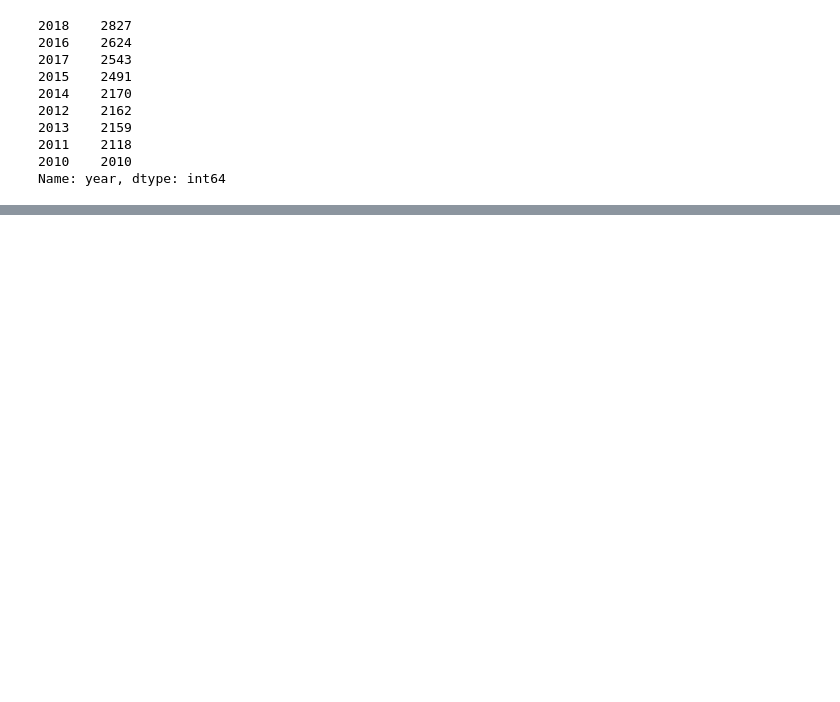
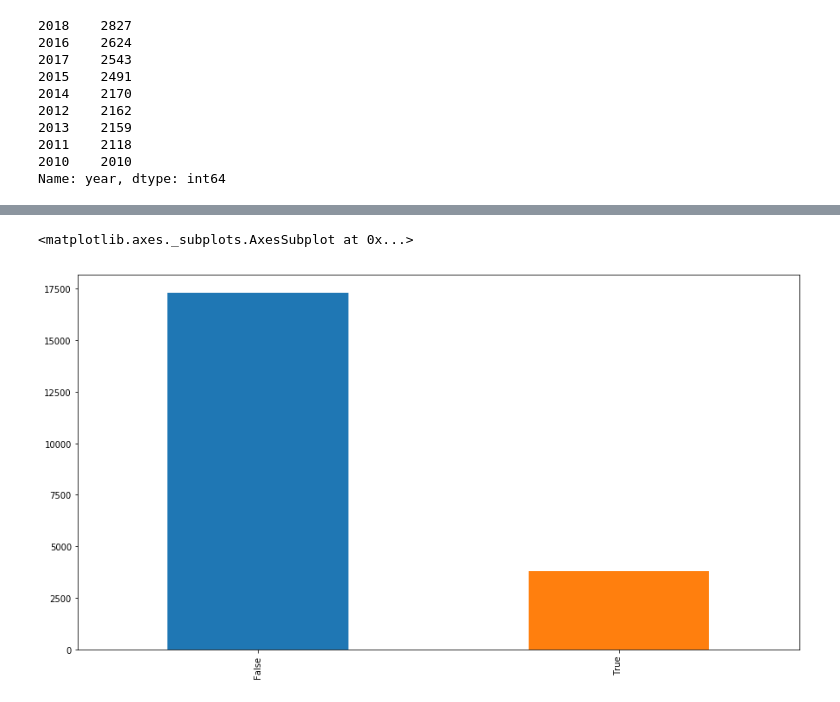
Before and after one commit to teacupwoozy/spd_notebook_archive, a Jupyter notebook: spd_notebook/2010-2018_sexcrimes_violentcrimes_percentages.ipynb, the cells around one changed output, grey strips where cells are left out. Drawn from its saved outputs; the diff is of its cells as text; code cells hidden in the pictures; blank space fills up the shorter version.

```diff
--- a/spd_notebook/2010-2018_sexcrimes_violentcrimes_percentages.ipynb
+++ b/spd_notebook/2010-2018_sexcrimes_violentcrimes_percentages.ipynb
@@ -82,0 +97,8 @@ Name: year, dtype: int64
+# %%
+# Define terms that id rape CFS
+rape_terms = 'STRANGER|ACQUAINTANCE'
+rape_call_types = [
+    '--RAPE - KNOWN SUSPECT (ACQUAINTANCE)',
+    '--RAPE - UNKNOWN SUSPECT (STRANGER)']
+
+rape_call_types
@@ -82,0 +238,5 @@ Name: year, dtype: int64
+# %%
+pd.value_counts(data.is_rape).plot.bar(figsize=(15,8))
+# %% [output]
+<matplotlib.axes._subplots.AxesSubplot at 0x...>
+[figure, added]
```
Also changed, not shown: parts of 11 cells of this notebook.
